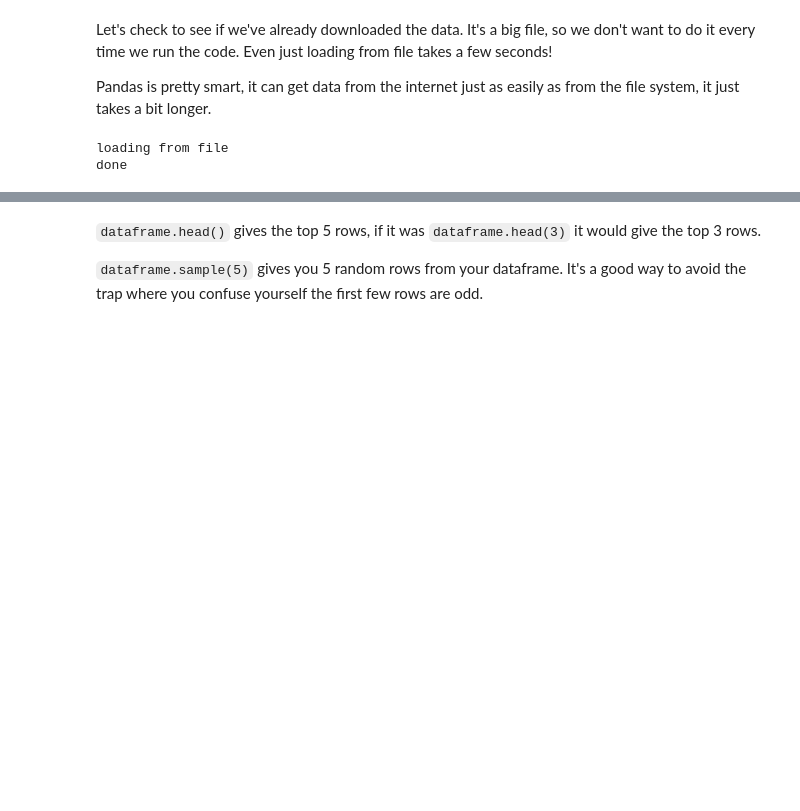
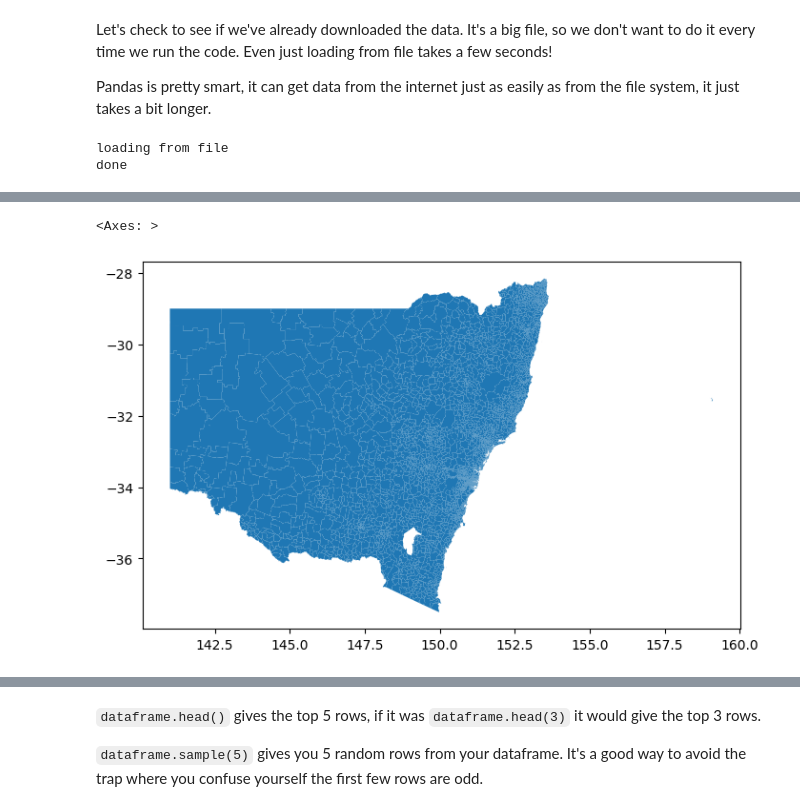
Before and after one commit to SusanUyen/Sydneyhousingdata, a Jupyter notebook: basic_pandas copy.ipynb, the cells around one changed output, grey strips where cells are left out. Drawn from its saved outputs; the diff is of its cells as text; code cells hidden in the pictures; blank space fills up the shorter version.

```diff
--- a/basic_pandas copy.ipynb
+++ b/basic_pandas copy.ipynb
@@ -129 +110,6 @@ The dataset does not contain the necessary columns ('suburb_lat', 'suburb_lng',
+# %%
+shapes_gpd[shapes_gpd.STATE_NAME == "New South Wales"].plot()
+# %% [output]
+<Axes: >
+[figure, added]
 # %%
```
Also changed, not shown: parts of 102 cells of this notebook, 4 other files.
